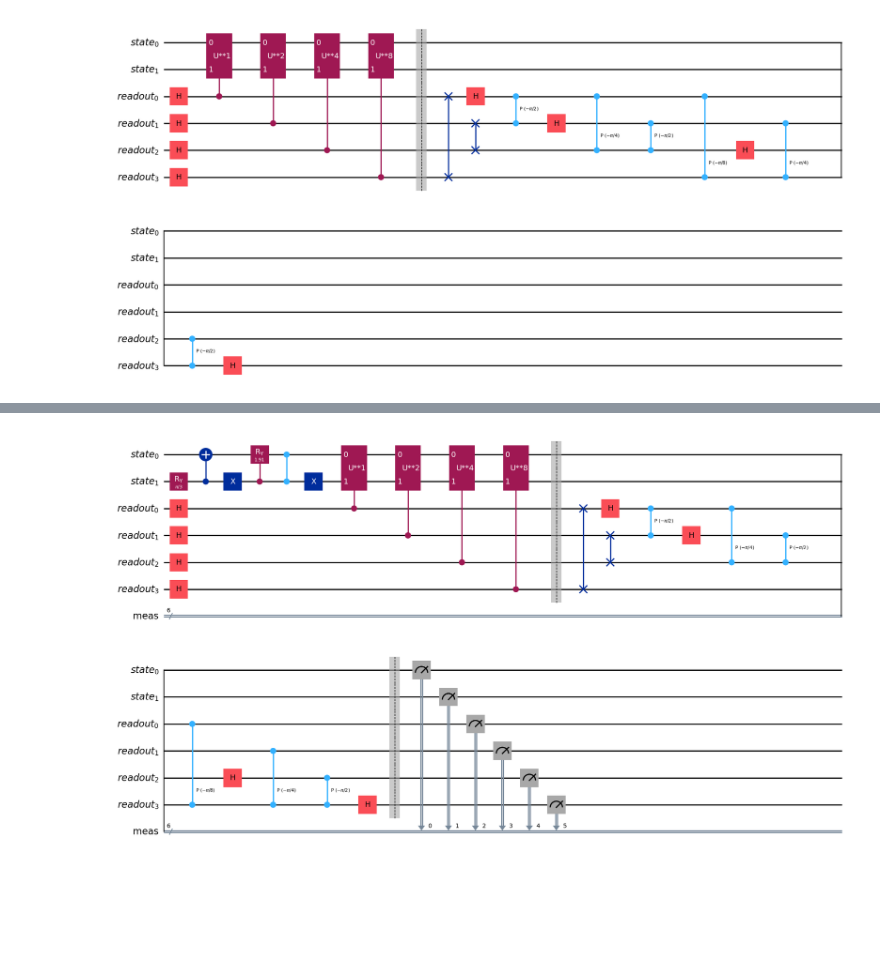
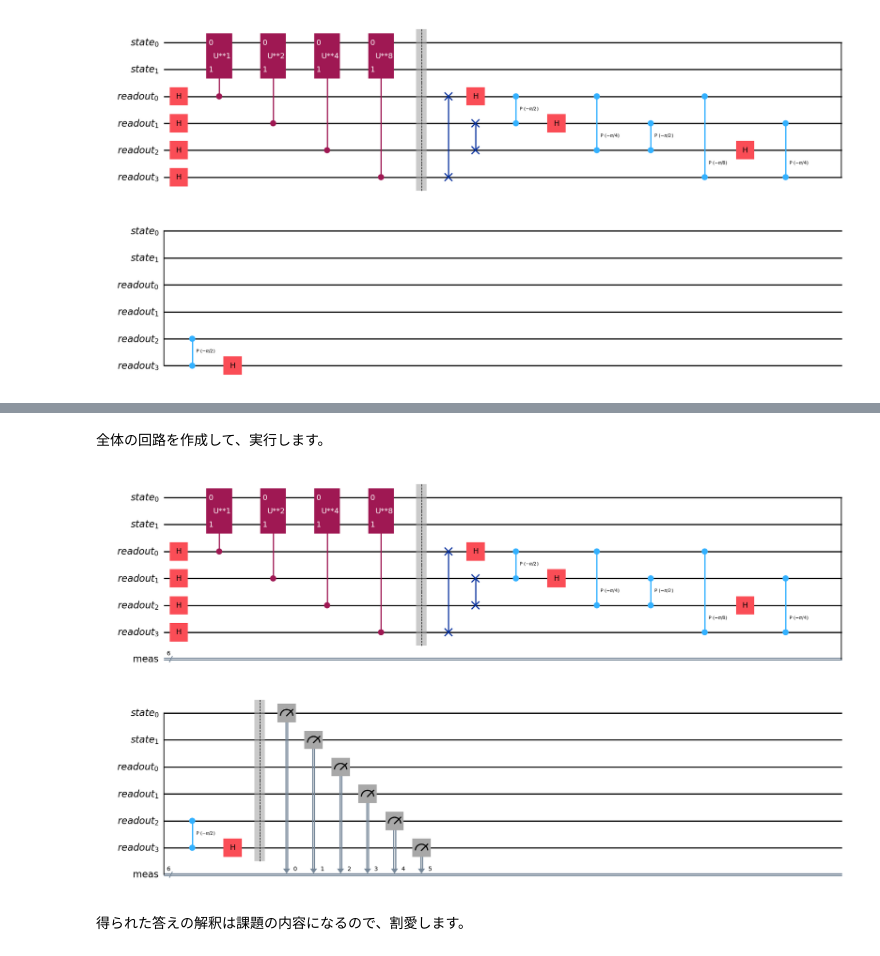
Before and after one commit to kterashi/qc-workbook-lecturenotes, a Jupyter notebook: 2025_07_10_local.ipynb, the cells around one changed output, grey strips where cells are left out. Saved outputs shown, nothing was run; the diff lists cells and outputs as text; code cells hidden in the pictures; blank space fills up the shorter version.

```diff
--- a/2025_07_10_local.ipynb
+++ b/2025_07_10_local.ipynb
@@ -204,29 +132,3 @@ se_circuit = spectrum_estimation(state_register, readout_register, u_circuit)
 se_circuit.draw('mpl')
 # %% [output]
 [figure]
-# %%
-def make_initial_state(state_register, readout_register):
-    circuit = QuantumCircuit(state_register, readout_register)
-
-    # Set the initial state of the state vector to (1/2)|00> - (1/sqrt(2))|01> + (1/2)|11>
-    ##################
-    ### EDIT BELOW ###
-    ##################
-
-    #circuit.?
-    circuit.ry(np.pi / 3., state_register[1])
-    circuit.cx(state_register[1], state_register[0])
-    circuit.x(state_register[1])
-    circuit.cry(2. * np.arctan2(np.sqrt(2), 1.), state_register[1], state_register[0])
-    circuit.cz(state_register[1], state_register[0])
-    circuit.x(state_register[1])
-
-    ##################
-    ### EDIT ABOVE ###
-    ##################
-
-    return circuit
-
-
-init_circuit = make_initial_state(state_register, readout_register)
-init_circuit.draw('mpl')
@@ -235,13 +166,17 @@ init_circuit.draw('mpl')
+# %% [markdown]
+全体の回路を作成して、実行します。
 # %%
-u_circuit = trotter_twopi_heisenberg(state_register, energy_norm, g, num_steps)
+u_circuit = mymodule_heisenberg.trotter_twopi_heisenberg(state_register, energy_norm, g, num_steps)
 se_circuit = spectrum_estimation(state_register, readout_register, u_circuit)
 
 circuit = make_initial_state(state_register, readout_register)
 circuit.compose(se_circuit, inplace=True)
 circuit.measure_all()
 circuit.draw('mpl')
 # %% [output]
-[figure, old version]
+[figure, new version]
+# %% [markdown]
+得られた答えの解釈は課題の内容になるので、割愛します。
 # %%
 # Run the circuit in qasm_simulator and plot the histogram
 simulator = AerSimulator()
```
Also changed, not shown: parts of 31 cells of this notebook.
